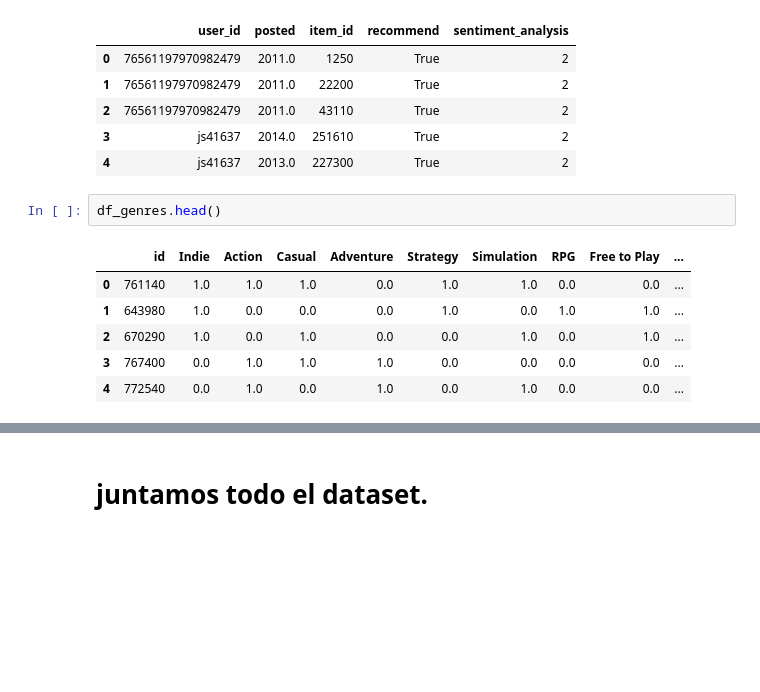
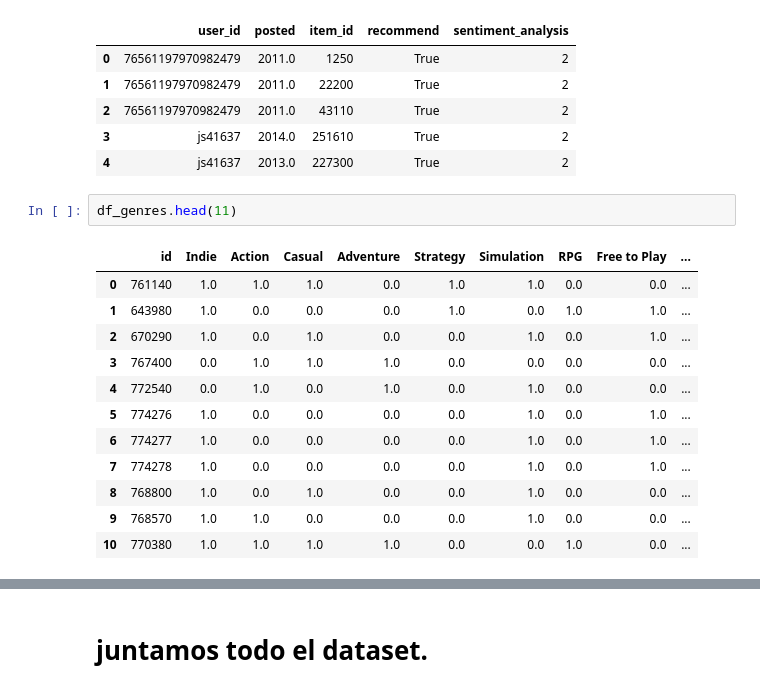
Before and after one commit to CarlosHadla/PI1ML, a Jupyter notebook: EDA.ipynb, the cells around one changed output, grey strips where cells are left out. Cells and saved outputs as stored; diff of their text form; blank space fills up the shorter version.

```diff
--- a/EDA.ipynb
+++ b/EDA.ipynb
@@ -41,11 +45,17 @@ df_reviews.head()
 | 3 | js41637 | 2014.0 | 251610 | True | 2 |
 | 4 | js41637 | 2013.0 | 227300 | True | 2 |
 # %%
-df_genres.head()
+df_genres.head(11)
 # %% [output]
 |  | id | Indie | Action | Casual | Adventure | Strategy | Simulation | RPG | Free to Play | ... |
 | 0 | 761140 | 1.0 | 1.0 | 1.0 | 0.0 | 1.0 | 1.0 | 0.0 | 0.0 | ... |
 | 1 | 643980 | 1.0 | 0.0 | 0.0 | 0.0 | 1.0 | 0.0 | 1.0 | 1.0 | ... |
 | 2 | 670290 | 1.0 | 0.0 | 1.0 | 0.0 | 0.0 | 1.0 | 0.0 | 1.0 | ... |
 | 3 | 767400 | 0.0 | 1.0 | 1.0 | 1.0 | 0.0 | 0.0 | 0.0 | 0.0 | ... |
 | 4 | 772540 | 0.0 | 1.0 | 0.0 | 1.0 | 0.0 | 1.0 | 0.0 | 0.0 | ... |
+| 5 | 774276 | 1.0 | 0.0 | 0.0 | 0.0 | 0.0 | 1.0 | 0.0 | 1.0 | ... |
+| 6 | 774277 | 1.0 | 0.0 | 0.0 | 0.0 | 0.0 | 1.0 | 0.0 | 1.0 | ... |
+| 7 | 774278 | 1.0 | 0.0 | 0.0 | 0.0 | 0.0 | 1.0 | 0.0 | 1.0 | ... |
+| 8 | 768800 | 1.0 | 0.0 | 1.0 | 0.0 | 0.0 | 1.0 | 0.0 | 0.0 | ... |
+| 9 | 768570 | 1.0 | 1.0 | 0.0 | 0.0 | 0.0 | 1.0 | 0.0 | 0.0 | ... |
+| 10 | 770380 | 1.0 | 1.0 | 1.0 | 1.0 | 0.0 | 0.0 | 1.0 | 0.0 | ... |
```
Also changed, not shown: parts of 3 cells of this notebook, 3 other files.
